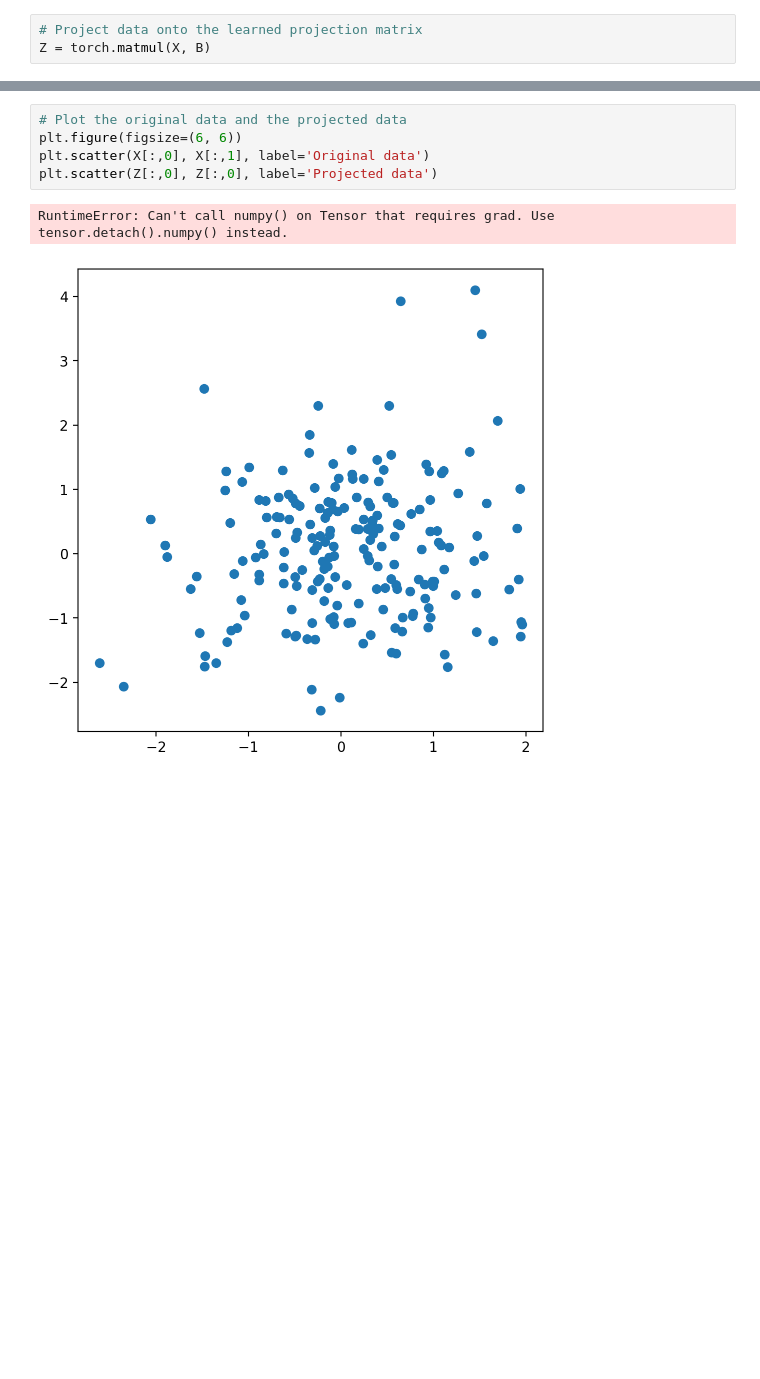
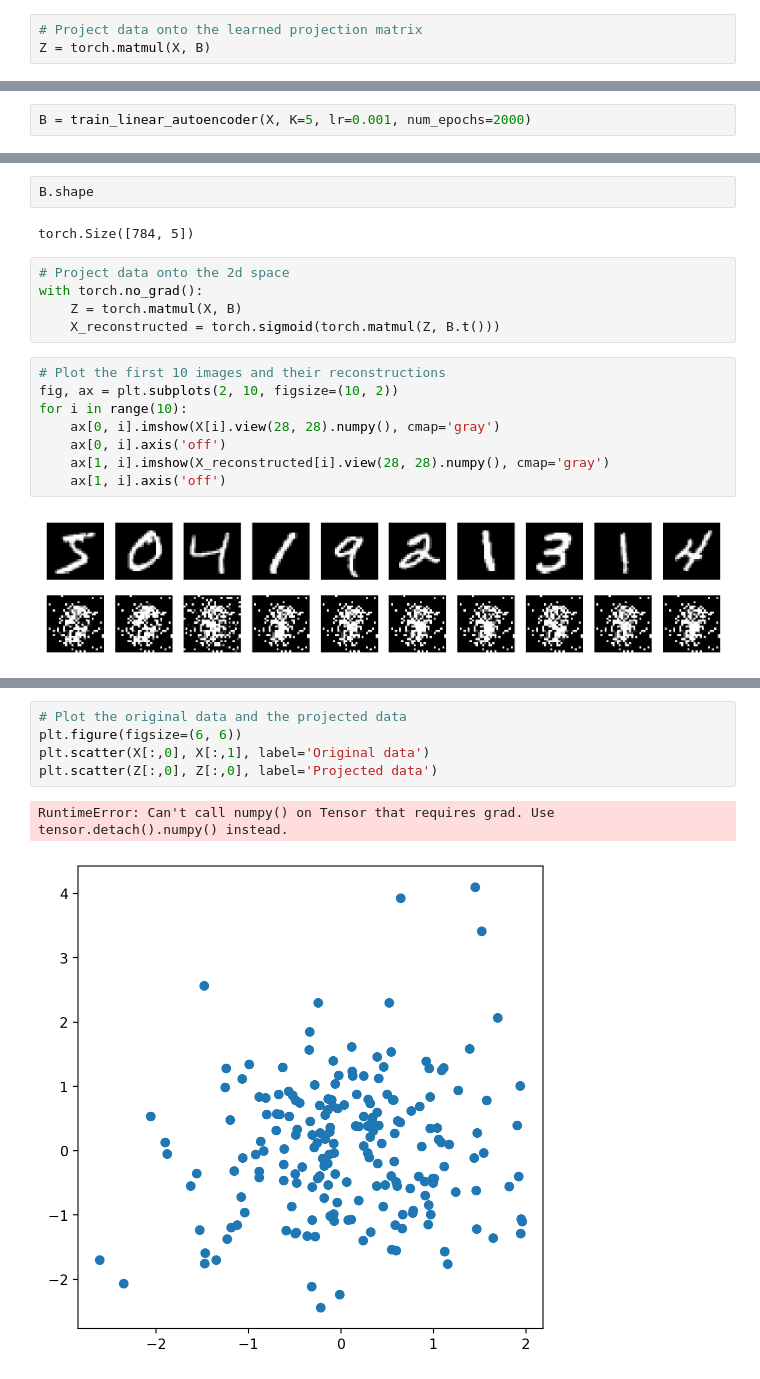
Before and after one commit to nipunbatra/ml-teaching, a Jupyter notebook: notebooks/pca.ipynb, the cells around one changed output, grey strips where cells are left out. Saved outputs shown, nothing was run; the diff lists cells and outputs as text; blank space fills up the shorter version.

```diff
--- a/notebooks/pca.ipynb
+++ b/notebooks/pca.ipynb
@@ -110,0 +200,2 @@ Z = torch.matmul(X, B)
+# %%
+B = train_linear_autoencoder(X, K=5, lr=0.001, num_epochs=2000)
@@ -110,0 +223,19 @@ Z = torch.matmul(X, B)
+# %%
+B.shape
+# %% [output]
+torch.Size([784, 5])
+# %%
+# Project data onto the 2d space
+with torch.no_grad():
+    Z = torch.matmul(X, B)
+    X_reconstructed = torch.sigmoid(torch.matmul(Z, B.t()))
+# %%
+# Plot the first 10 images and their reconstructions
+fig, ax = plt.subplots(2, 10, figsize=(10, 2))
+for i in range(10):
+    ax[0, i].imshow(X[i].view(28, 28).numpy(), cmap='gray')
+    ax[0, i].axis('off')
+    ax[1, i].imshow(X_reconstructed[i].view(28, 28).numpy(), cmap='gray')
+    ax[1, i].axis('off')
+# %% [output]
+[figure, added]
```
Also changed, not shown: parts of 39 cells of this notebook.
